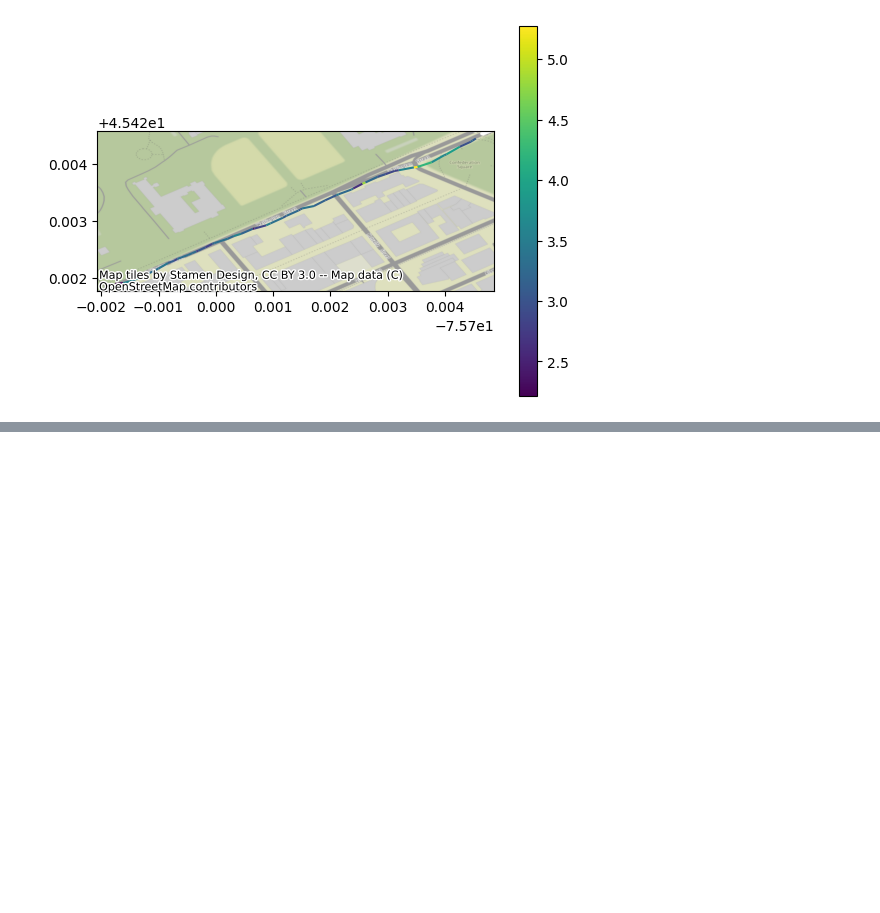
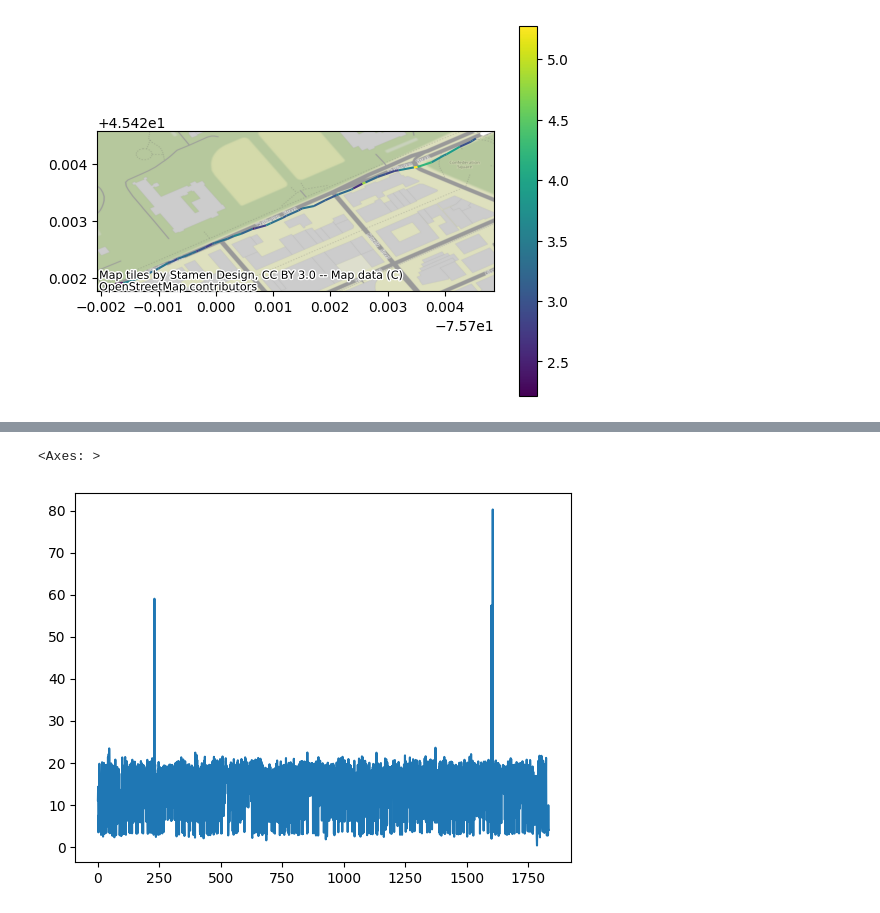
Before and after one commit to FelipeSBarros/Triathlon, a Jupyter notebook: notebooks/explicacao_inicial.ipynb, the cells around one changed output, grey strips where cells are left out. Drawn from its saved outputs; the diff is of its cells as text; code cells hidden in the pictures; blank space fills up the shorter version.

```diff
--- a/notebooks/explicacao_inicial.ipynb
+++ b/notebooks/explicacao_inicial.ipynb
@@ -124,0 +162,5 @@ map
+# %%
+traj_gdf["distance"].plot()
+# %% [output]
+<Axes: >
+[figure, added]
```
Also changed, not shown: parts of 12 cells of this notebook.
